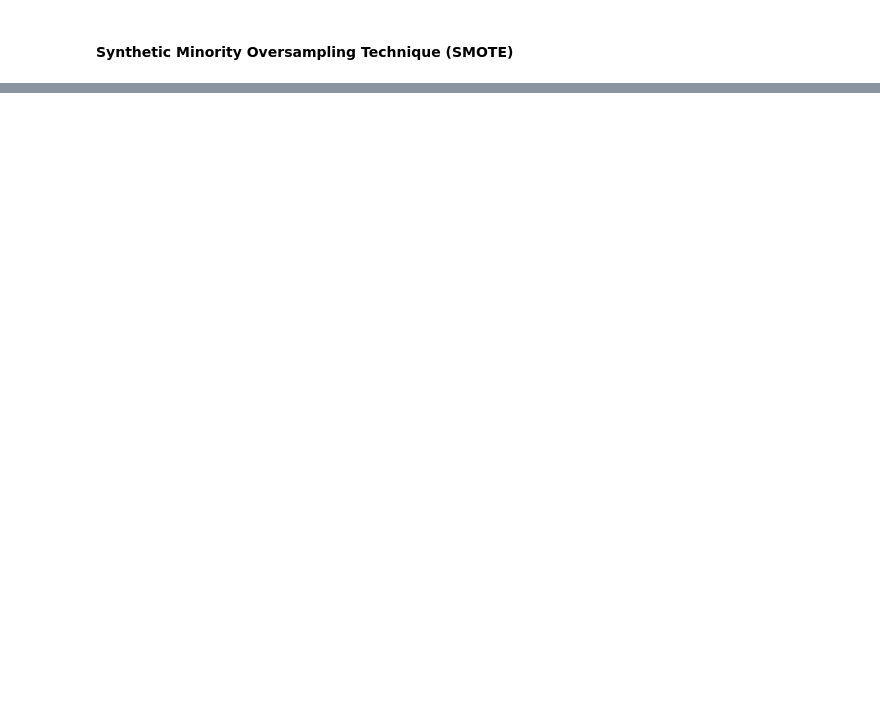
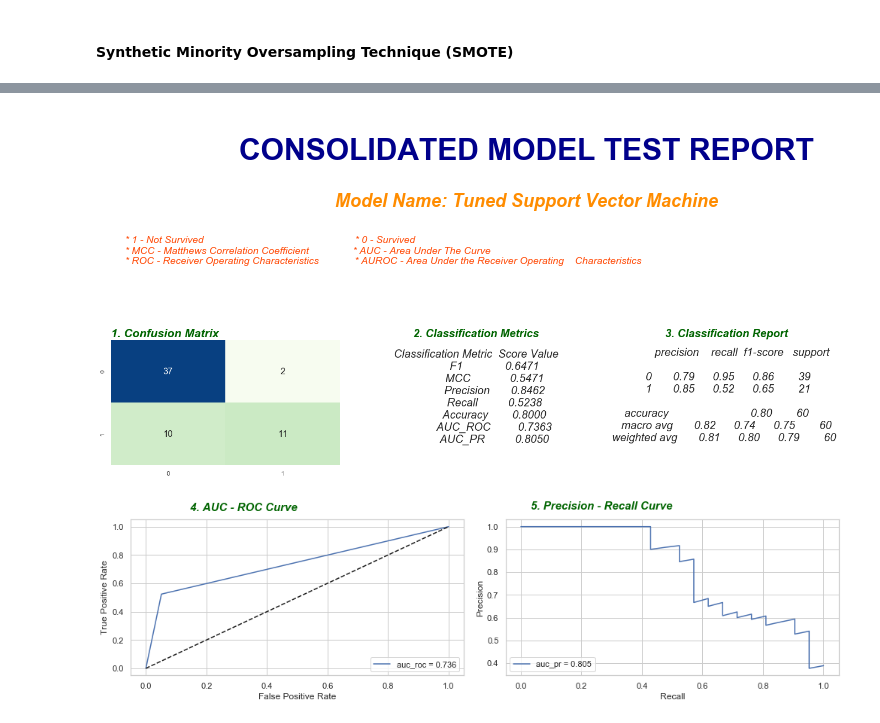
Before and after one commit to sauravmishra1710/Heart-Failure-Condition-And-Survival-Analysis, a Jupyter notebook: Heart_Failure_Prediction.ipynb, the cells around one changed output, grey strips where cells are left out. Cells and saved outputs as stored; diff of their text form; code cells hidden in the pictures; blank space fills up the shorter version.

```diff
--- a/Heart_Failure_Prediction.ipynb
+++ b/Heart_Failure_Prediction.ipynb
@@ -1100,0 +1103,5 @@ X_test = pd.DataFrame(data = scaler.transform(X_test), index = X_test.index, col
+# %%
+scaler = MinMaxScaler(feature_range=(0,100))
+
+heart_faliure_data['platelets'] = scaler.fit_transform(heart_faliure_data[['platelets']])
+heart_faliure_data['creatinine_phosphokinase'] = scaler.fit_transform(heart_faliure_data[['creatinine_phosphokinase']])
@@ -1146,0 +1372,19 @@ Test dataset shape Counter({0: 29, 1: 16})
+# %%
+# GridSearchCV to find best parameters for svm
+svm = SVC(kernel = 'rbf', probability = True, random_state = 100)
+
+# parameters to build the model on
+param_grid = {'C': [0.1, 1, 10, 100, 1000],
+              'gamma': [1, 0.1, 0.01, 0.001, 0.0001]}
+
+grid_search = GridSearchCV(estimator = svm, param_grid = param_grid,
+                  scoring = 'accuracy', n_jobs = -1, cv = 5, verbose = 2)
+
+# fitting the model for grid search
+grid_search.fit(X_train_resampled.values, y_train_resampled.values.ravel())
+
+# get the best parameter from gird search
+print("Best Parameters:", grid_search.best_params_)
+
+# get the best classifier model after hyper-parameter tuning
+print("\nBest Classifier:", grid_search.best_estimator_)
@@ -1146,0 +1403,12 @@ Test dataset shape Counter({0: 29, 1: 16})
+# %%
+best_svc = grid_search.best_estimator_
+
+best_svc.fit(X_train_resampled.values, y_train_resampled.values.ravel())
+
+
+# Generate the model test classification report
+Generate_Model_Test_Classification_Report(best_svc, X_test, y_test, model_name="Tuned Support Vector Machine")
+# %% [output]
+[figure, added]
+[figure, added]
+[figure, added]
```
Also changed, not shown: parts of 49 cells of this notebook.
